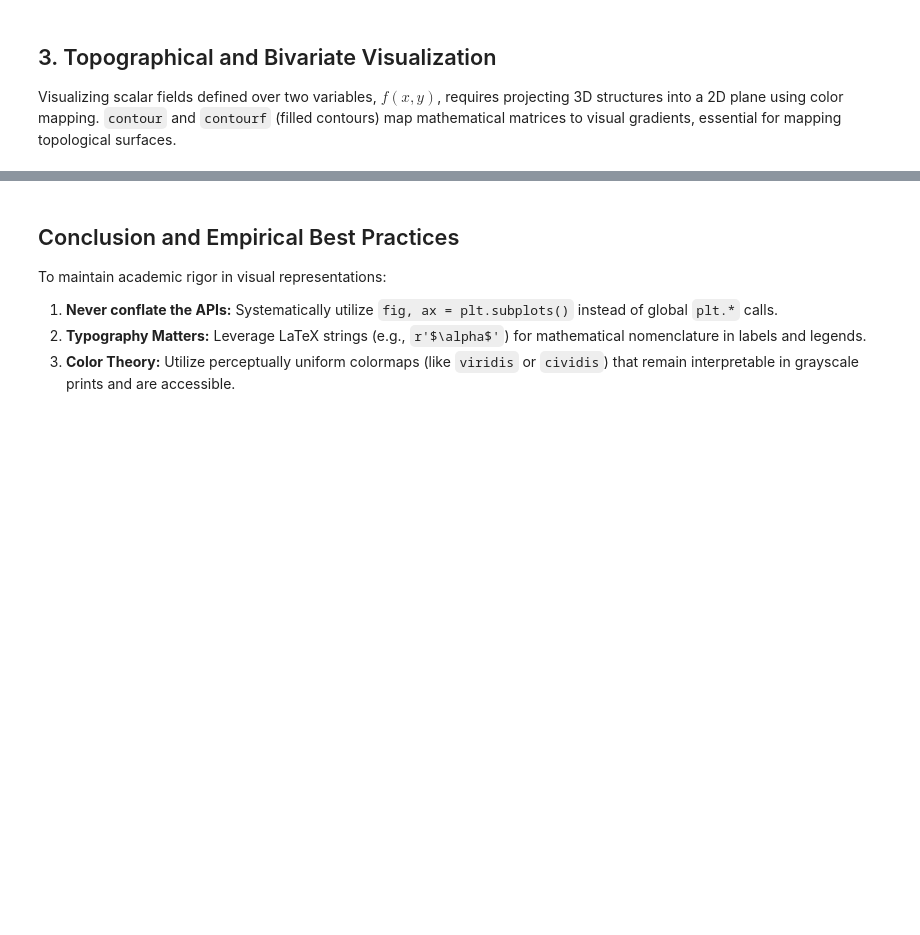
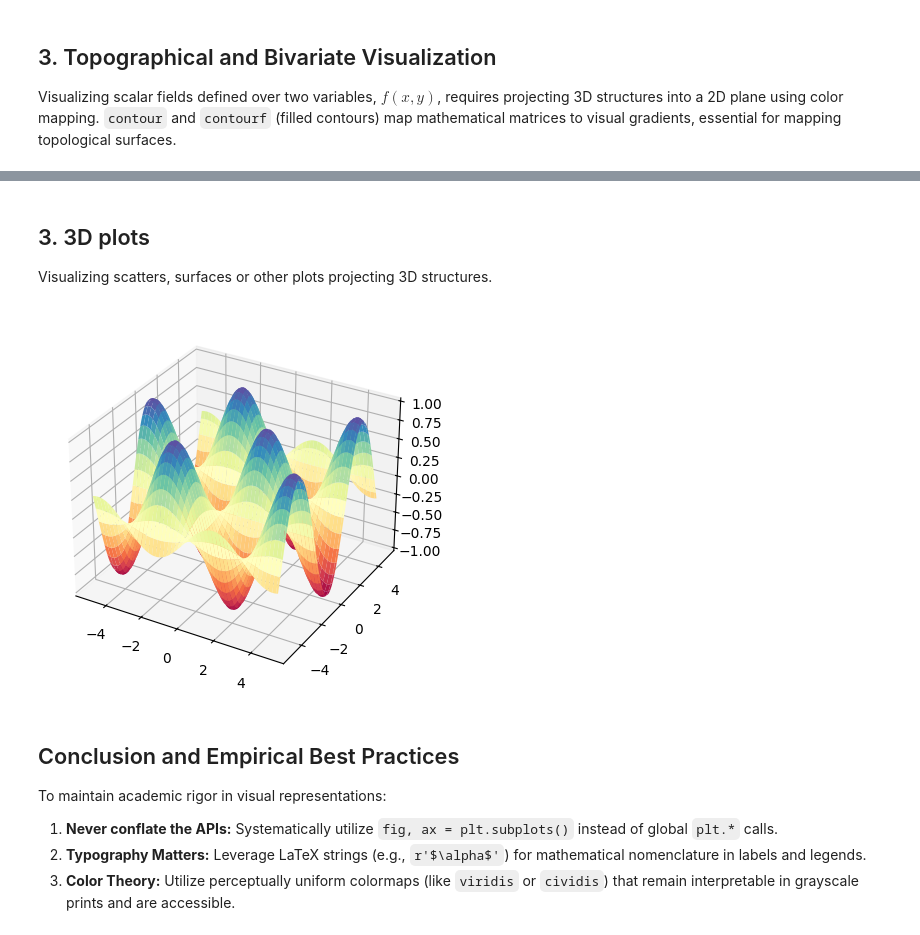
Before and after one commit to alessiofelici01-art/QuantFin, a Jupyter notebook: Python/Matplotlib.ipynb, the cells around one changed output, grey strips where cells are left out. Cells and saved outputs as stored; diff of their text form; code cells hidden in the pictures; blank space fills up the shorter version.

```diff
--- a/Python/Matplotlib.ipynb
+++ b/Python/Matplotlib.ipynb
@@ -95,3 +101,19 @@ plt.show()
+# %% [markdown]
+## 3. 3D plots
+
+Visualizing scatters, surfaces or other plots projecting 3D structures.
+# %%
+# Define a 2D Cartesian grid
+x_domain = np.linspace(-5, 5, 100)
+y_domain = np.linspace(-5, 5, 100)
+X, Y = np.meshgrid(x_domain, y_domain)
+Z = np.sin(X) * np.cos(Y)
+
+ax = plt.axes(projection="3d")
+ax.plot_surface(X,Y,Z,cmap="Spectral")
+plt.show()
+# %% [output]
+[figure, added]
 # %% [markdown]
 ## Conclusion and Empirical Best Practices
 To maintain academic rigor in visual representations:
```
Also changed, not shown: parts of 3 cells of this notebook, 1 other file.
